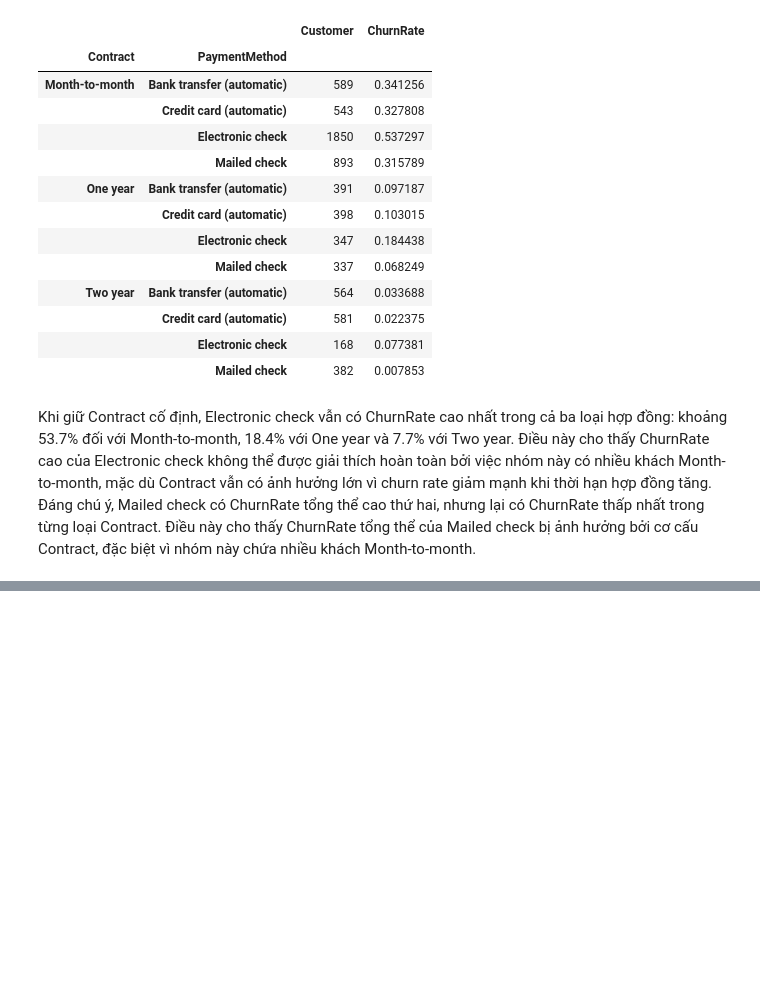
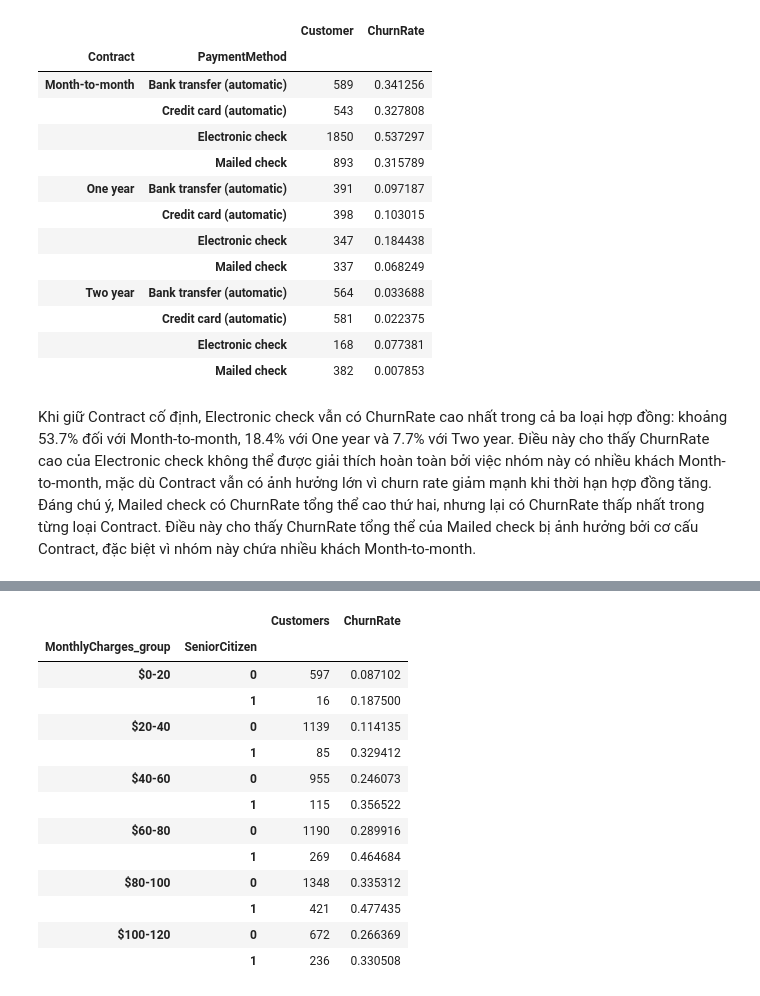
Before and after one commit to vdcmhaodl/Telco-customer-churn-prediction, a Jupyter notebook: notebooks/02_business_eda.ipynb, the cells around one changed output, grey strips where cells are left out. Cells and saved outputs as stored; diff of their text form; code cells hidden in the pictures; blank space fills up the shorter version.

```diff
--- a/notebooks/02_business_eda.ipynb
+++ b/notebooks/02_business_eda.ipynb
@@ -409,0 +657,22 @@ Khi giữ Contract cố định, Electronic check vẫn có ChurnRate cao nhất
+# %%
+df.groupby(
+    ["MonthlyCharges_group", "SeniorCitizen"]
+)["Churn"].agg(
+    Customers="count",
+    ChurnRate=lambda x: (x == "Yes").mean()
+)
+# %% [output]
+|  |  | Customers | ChurnRate |
+| MonthlyCharges_group | SeniorCitizen |  |  |
+| $0-20 | 0 | 597 | 0.087102 |
+|  | 1 | 16 | 0.187500 |
+| $20-40 | 0 | 1139 | 0.114135 |
+|  | 1 | 85 | 0.329412 |
+| $40-60 | 0 | 955 | 0.246073 |
+|  | 1 | 115 | 0.356522 |
+| $60-80 | 0 | 1190 | 0.289916 |
+|  | 1 | 269 | 0.464684 |
+| $80-100 | 0 | 1348 | 0.335312 |
+|  | 1 | 421 | 0.477435 |
+| $100-120 | 0 | 672 | 0.266369 |
+|  | 1 | 236 | 0.330508 |
```
Also changed, not shown: parts of 36 cells of this notebook, 1 other file.
